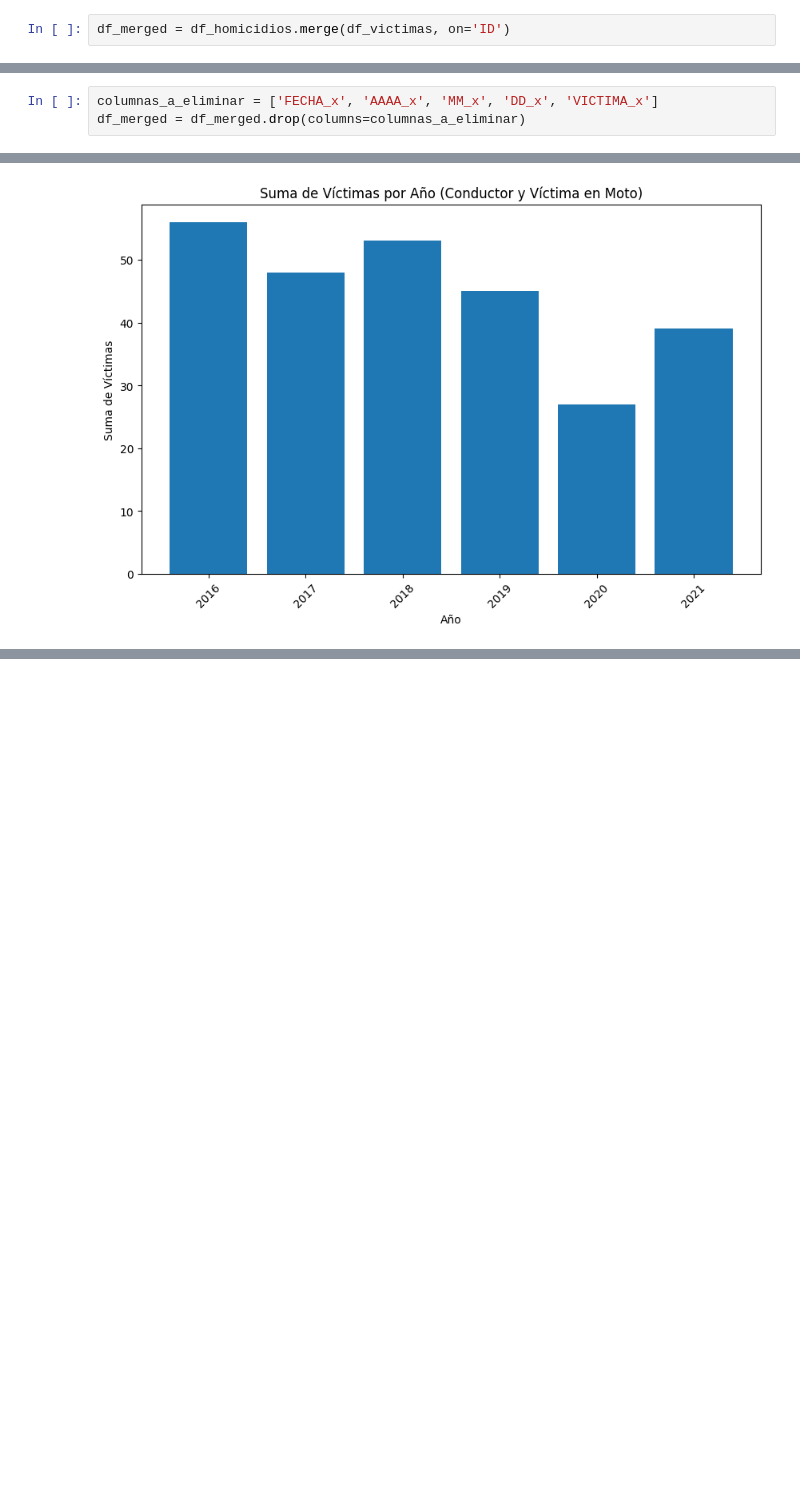
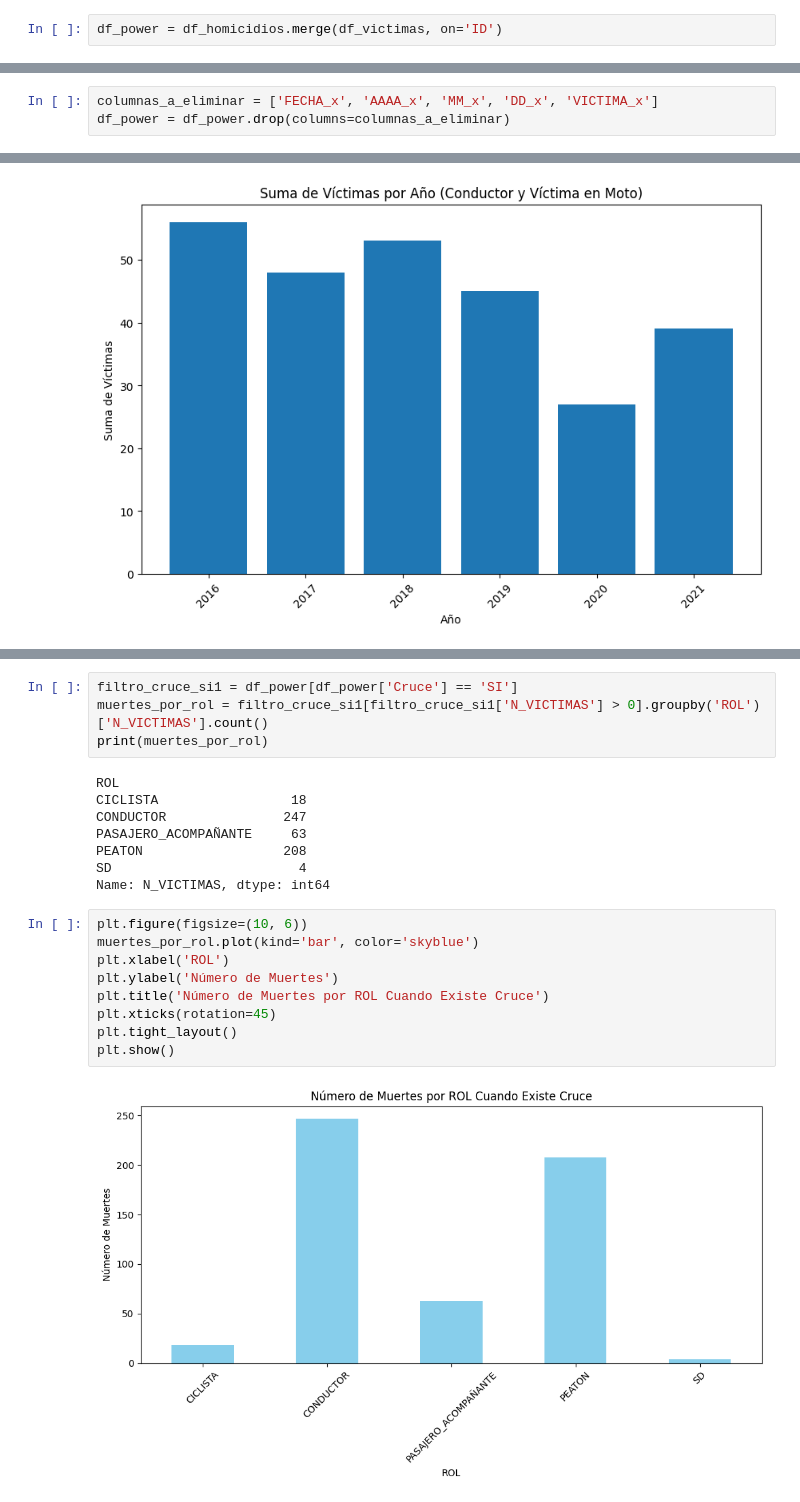
Before and after one commit to willflorez/accidentesVialesBA, a Jupyter notebook: EDA.ipynb, the cells around one changed output, grey strips where cells are left out. Saved outputs shown, nothing was run; the diff lists cells and outputs as text; blank space fills up the shorter version.

```diff
--- a/EDA.ipynb
+++ b/EDA.ipynb
@@ -701,4 +701,4 @@ df_homicidios=pd.read_csv('homicidios.csv')
 # %%
 df_victimas.rename(columns={'ID_hecho': 'ID'}, inplace=True)
 # %%
-df_merged = df_homicidios.merge(df_victimas, on='ID')
+df_power = df_homicidios.merge(df_victimas, on='ID')
@@ -705,3 +707,3 @@ df_merged = df_homicidios.merge(df_victimas, on='ID')
 # %%
 columnas_a_eliminar = ['FECHA_x', 'AAAA_x', 'MM_x', 'DD_x', 'VICTIMA_x']
-df_merged = df_merged.drop(columns=columnas_a_eliminar)
+df_power = df_power.drop(columns=columnas_a_eliminar)
@@ -735,0 +779,23 @@ EL AÑO 2017 CUMPLE CON UNA REDUCCION DEL 15%.
+# %%
+filtro_cruce_si1 = df_power[df_power['Cruce'] == 'SI']
+muertes_por_rol = filtro_cruce_si1[filtro_cruce_si1['N_VICTIMAS'] > 0].groupby('ROL')['N_VICTIMAS'].count()
+print(muertes_por_rol)
+# %% [output]
+ROL
+CICLISTA                 18
+CONDUCTOR               247
+PASAJERO_ACOMPAÑANTE     63
+PEATON                  208
+SD                        4
+Name: N_VICTIMAS, dtype: int64
+# %%
+plt.figure(figsize=(10, 6))
+muertes_por_rol.plot(kind='bar', color='skyblue')
+plt.xlabel('ROL')
+plt.ylabel('Número de Muertes')
+plt.title('Número de Muertes por ROL Cuando Existe Cruce')
+plt.xticks(rotation=45)
+plt.tight_layout()
+plt.show()
+# %% [output]
+[figure, added]
```
Also changed, not shown: parts of 31 cells of this notebook.
